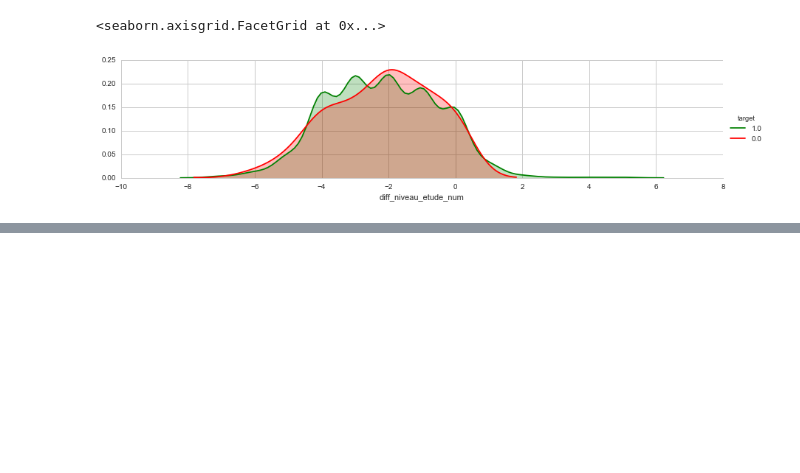
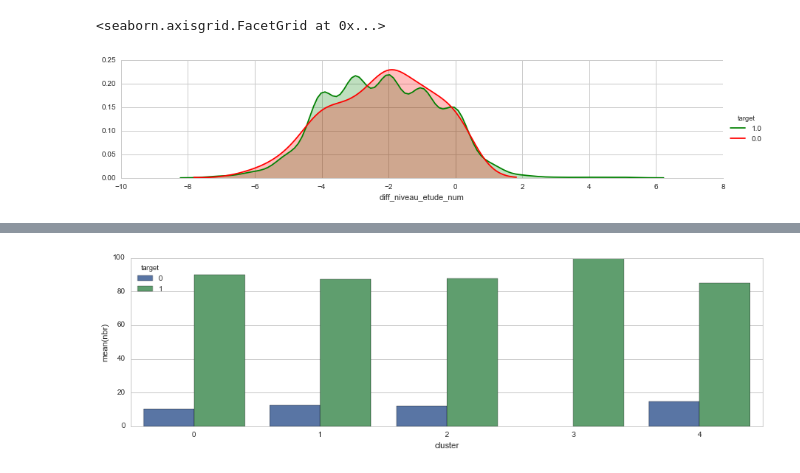
Before and after one commit to dataforgoodfr/batch-1_frateli, a Jupyter notebook: notebook/Explore_merging.ipynb, the cells around one changed output, grey strips where cells are left out. Saved outputs shown, nothing was run; the diff lists cells and outputs as text; code cells hidden in the pictures; blank space fills up the shorter version.

```diff
--- a/notebook/Explore_merging.ipynb
+++ b/notebook/Explore_merging.ipynb
@@ -534,0 +678,6 @@ facet.add_legend()
+# %%
+filleul['target'] = data.target
+# %%
+col_target("cluster", filleul)
+# %% [output]
+[figure, added]
```
Also changed, not shown: parts of 49 cells of this notebook.
